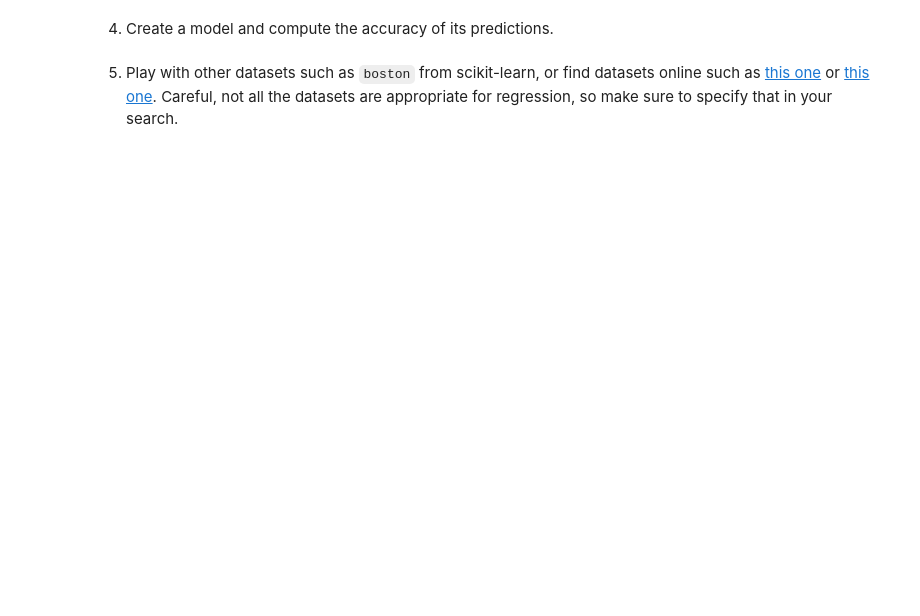
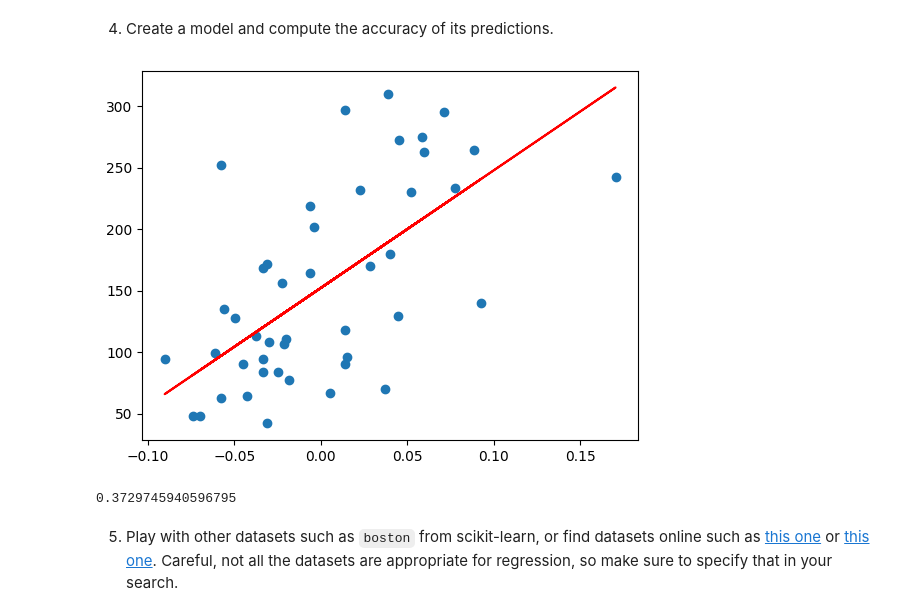
Before and after one commit to AdrienPiette/LGG-Thomas4, a Jupyter notebook: 02-TheHill/MachineLearningIntro/02-ModelingStructuredData/01-Regression/03-drills-regression.ipynb, the cells around one changed output. Drawn from its saved outputs; the diff is of its cells as text; code cells hidden in the pictures; blank space fills up the shorter version.

```diff
--- a/02-TheHill/MachineLearningIntro/02-ModelingStructuredData/01-Regression/03-drills-regression.ipynb
+++ b/02-TheHill/MachineLearningIntro/02-ModelingStructuredData/01-Regression/03-drills-regression.ipynb
@@ -22,4 +42,18 @@ df = pd.DataFrame(data=diabetes.data, columns=diabetes.feature_names)
 # %% [markdown]
 4. Create a model and compute the accuracy of its predictions.
+# %%
+model = LinearRegression()
+X_train, X_test, y_train, y_test = train_test_split(df['bmi'].values.reshape(-1,1), diabetes.target, test_size=0.1, random_state=42)
+model.fit(X_train, y_train)
+y_pred = model.predict(X_test)
+
+plt.scatter(X_test, y_test)
+plt.plot(X_test, y_pred, color='red')
+plt.show()
+
+model.score(X_test, y_test)
+# %% [output]
+[figure, added]
+0.3729745940596795
 # %% [markdown]
 5. Play with other datasets such as `boston` from scikit-learn, or find datasets online such as [this one](https://www.kaggle.com/dmvreddy91/usahousing) or [this one](https://www.kaggle.com/hellbuoy/car-price-prediction). Careful, not all the datasets are appropriate for regression, so make sure to specify that in your search.
```
Also changed, not shown: parts of 3 cells of this notebook, 5 other files.
